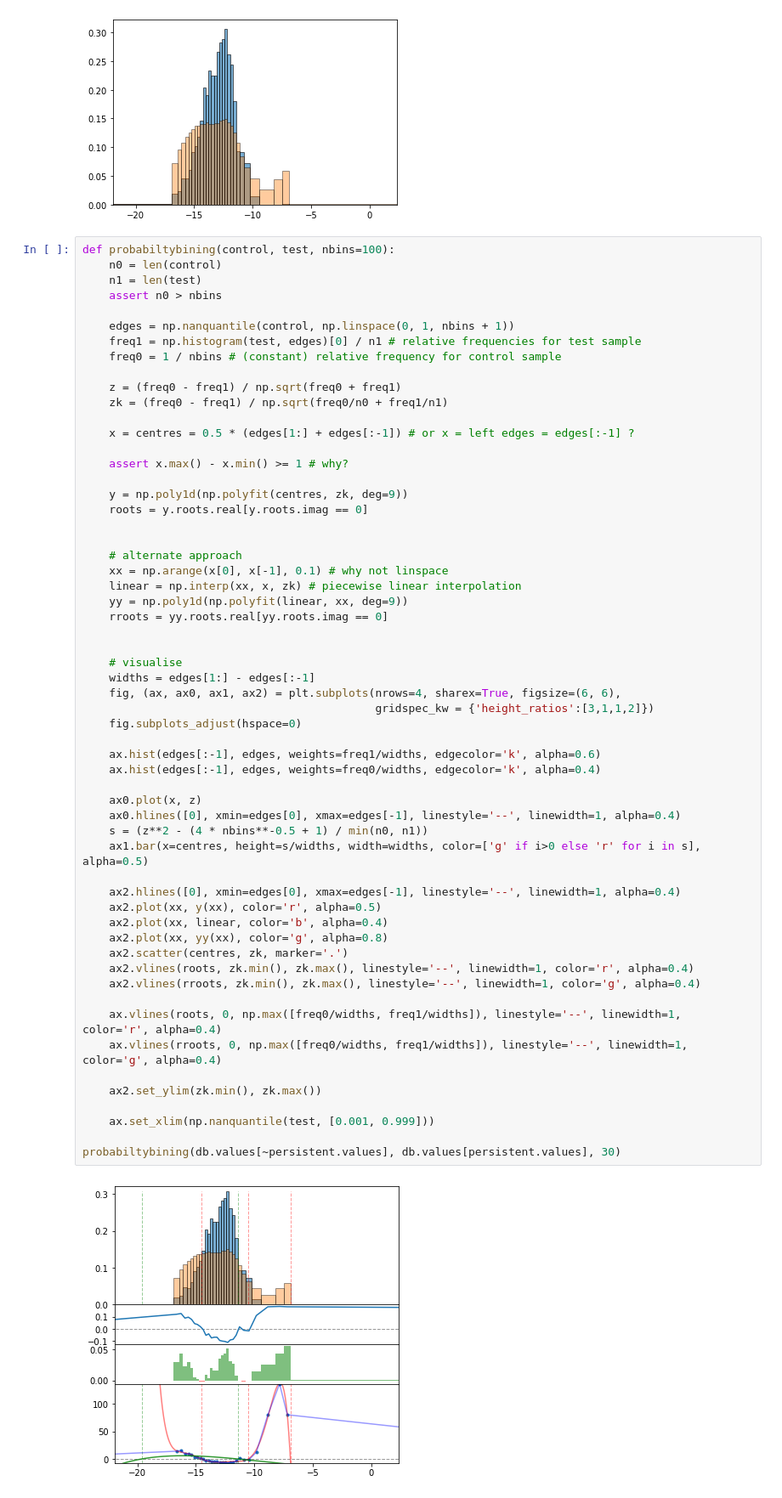
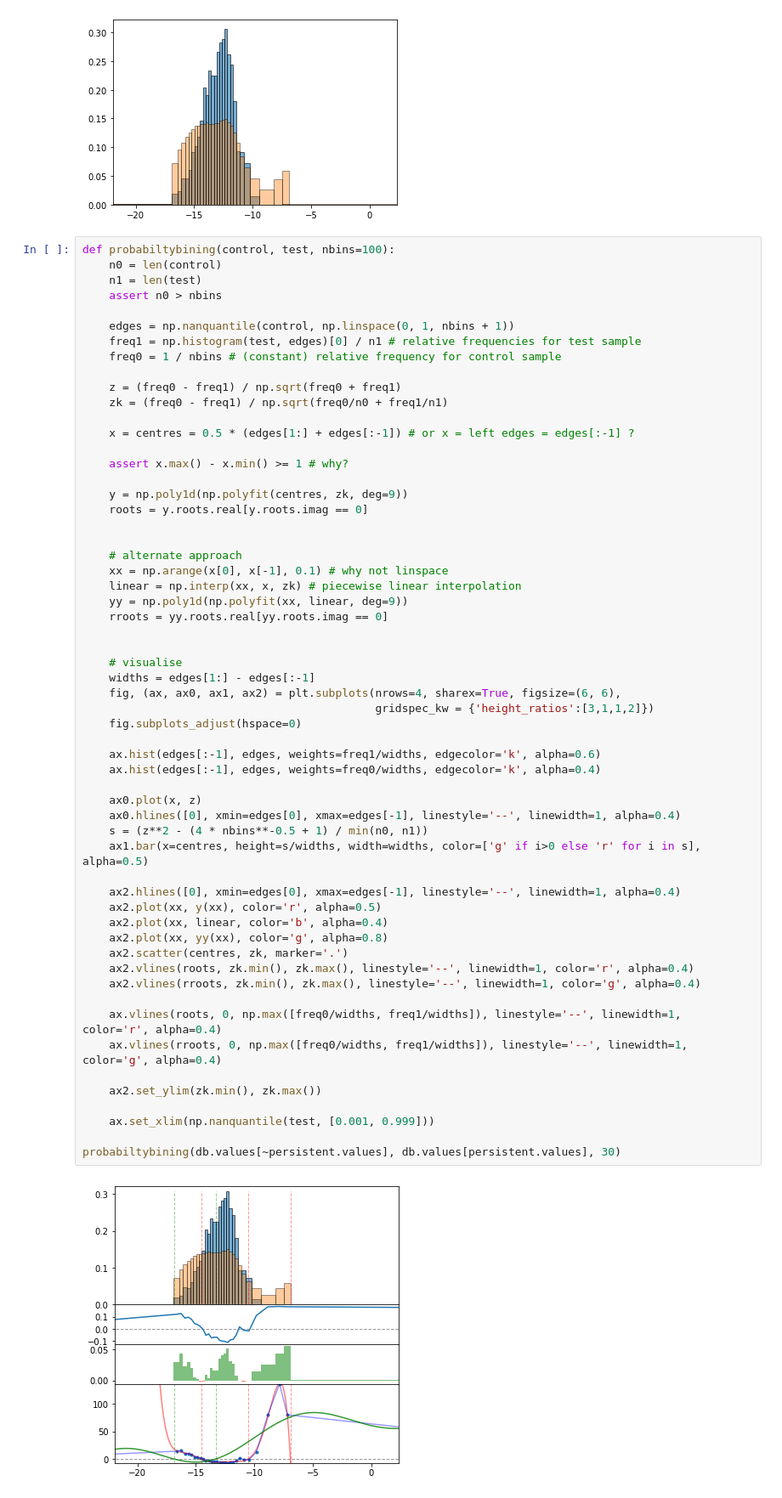
Before and after one commit to GeoscienceAustralia/dea-sar-flood-veg, a Jupyter notebook: notebooks/Example.ipynb, the cells around one changed output. Shown: that part at 85% size. Cells and saved outputs as stored; diff of their text form.

Commit message:
fix polyfit mistake

```diff
--- a/notebooks/Example.ipynb
+++ b/notebooks/Example.ipynb
@@ -171,7 +171,7 @@ def probabiltybining(control, test, nbins=100):
     # alternate approach
     xx = np.arange(x[0], x[-1], 0.1) # why not linspace
     linear = np.interp(xx, x, zk) # piecewise linear interpolation
-    yy = np.poly1d(np.polyfit(linear, xx, deg=9))
+    yy = np.poly1d(np.polyfit(xx, linear, deg=9))
     rroots = yy.roots.real[yy.roots.imag == 0]
 
 
@@ -179,31 +179,31 @@ def probabiltybining(control, test, nbins=100):
     widths = edges[1:] - edges[:-1]
     fig, (ax, ax0, ax1, ax2) = plt.subplots(nrows=4, sharex=True, figsize=(6, 6),
                                             gridspec_kw = {'height_ratios':[3,1,1,2]})
     fig.subplots_adjust(hspace=0)
 
     ax.hist(edges[:-1], edges, weights=freq1/widths, edgecolor='k', alpha=0.6)
     ax.hist(edges[:-1], edges, weights=freq0/widths, edgecolor='k', alpha=0.4)
 
     ax0.plot(x, z)
     ax0.hlines([0], xmin=edges[0], xmax=edges[-1], linestyle='--', linewidth=1, alpha=0.4)
     s = (z**2 - (4 * nbins**-0.5 + 1) / min(n0, n1))
     ax1.bar(x=centres, height=s/widths, width=widths, color=['g' if i>0 else 'r' for i in s], alpha=0.5)
 
     ax2.hlines([0], xmin=edges[0], xmax=edges[-1], linestyle='--', linewidth=1, alpha=0.4)
     ax2.plot(xx, y(xx), color='r', alpha=0.5)
     ax2.plot(xx, linear, color='b', alpha=0.4)
     ax2.plot(xx, yy(xx), color='g', alpha=0.8)
     ax2.scatter(centres, zk, marker='.')
     ax2.vlines(roots, zk.min(), zk.max(), linestyle='--', linewidth=1, color='r', alpha=0.4)
     ax2.vlines(rroots, zk.min(), zk.max(), linestyle='--', linewidth=1, color='g', alpha=0.4)
 
     ax.vlines(roots, 0, np.max([freq0/widths, freq1/widths]), linestyle='--', linewidth=1, color='r', alpha=0.4)
     ax.vlines(rroots, 0, np.max([freq0/widths, freq1/widths]), linestyle='--', linewidth=1, color='g', alpha=0.4)
 
     ax2.set_ylim(zk.min(), zk.max())
 
     ax.set_xlim(np.nanquantile(test, [0.001, 0.999]))
 
 probabiltybining(db.values[~persistent.values], db.values[persistent.values], 30)
 # %% [output]
-[figure, old version]
+[figure, new version]
```
